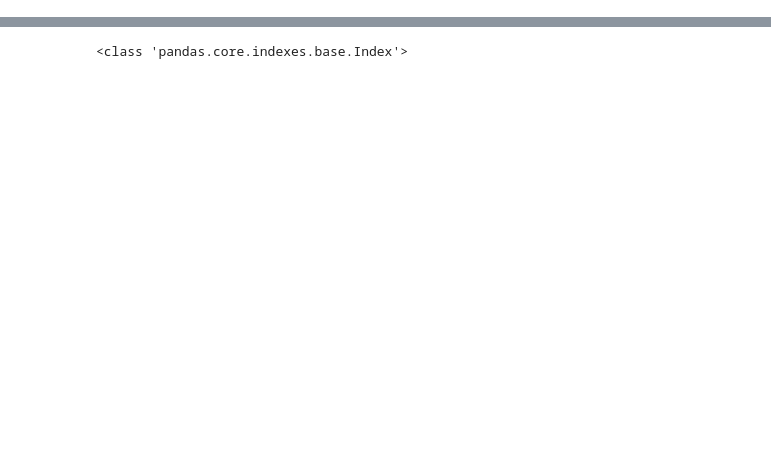
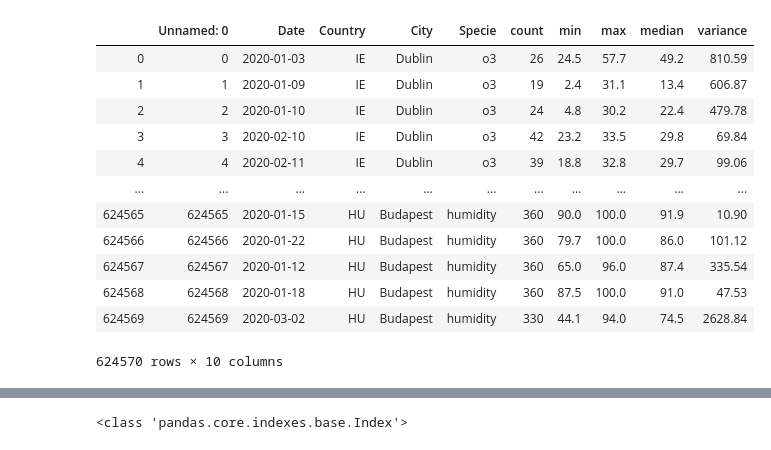
Before and after one commit to sherryxhu/Covid-Datafest-2020, a Jupyter notebook: EDA.ipynb, the cells around one changed output, grey strips where cells are left out. Saved outputs shown, nothing was run; the diff lists cells and outputs as text; code cells hidden in the pictures; blank space fills up the shorter version.

```diff
--- a/EDA.ipynb
+++ b/EDA.ipynb
@@ -11,0 +13,16 @@ df_2019Q4 = pd.read_csv("waqi-covid19-airqualitydata-2019Q4.csv")
+# %%
+df_2020
+# %% [output]
+|  | Unnamed: 0 | Date | Country | City | Specie | count | min | max | median | variance |
+| 0 | 0 | 2020-01-03 | IE | Dublin | o3 | 26 | 24.5 | 57.7 | 49.2 | 810.59 |
+| 1 | 1 | 2020-01-09 | IE | Dublin | o3 | 19 | 2.4 | 31.1 | 13.4 | 606.87 |
+| 2 | 2 | 2020-01-10 | IE | Dublin | o3 | 24 | 4.8 | 30.2 | 22.4 | 479.78 |
+| 3 | 3 | 2020-02-10 | IE | Dublin | o3 | 42 | 23.2 | 33.5 | 29.8 | 69.84 |
+| 4 | 4 | 2020-02-11 | IE | Dublin | o3 | 39 | 18.8 | 32.8 | 29.7 | 99.06 |
+| ... | ... | ... | ... | ... | ... | ... | ... | ... | ... | ... |
+| 624565 | 624565 | 2020-01-15 | HU | Budapest | humidity | 360 | 90.0 | 100.0 | 91.9 | 10.90 |
+| 624566 | 624566 | 2020-01-22 | HU | Budapest | humidity | 360 | 79.7 | 100.0 | 86.0 | 101.12 |
+| 624567 | 624567 | 2020-01-12 | HU | Budapest | humidity | 360 | 65.0 | 96.0 | 87.4 | 335.54 |
+| 624568 | 624568 | 2020-01-18 | HU | Budapest | humidity | 360 | 87.5 | 100.0 | 91.0 | 47.53 |
+| 624569 | 624569 | 2020-03-02 | HU | Budapest | humidity | 330 | 44.1 | 94.0 | 74.5 | 2628.84 |
+624570 rows × 10 columns
```
Also changed, not shown: parts of 8 cells of this notebook, 2 other files.
